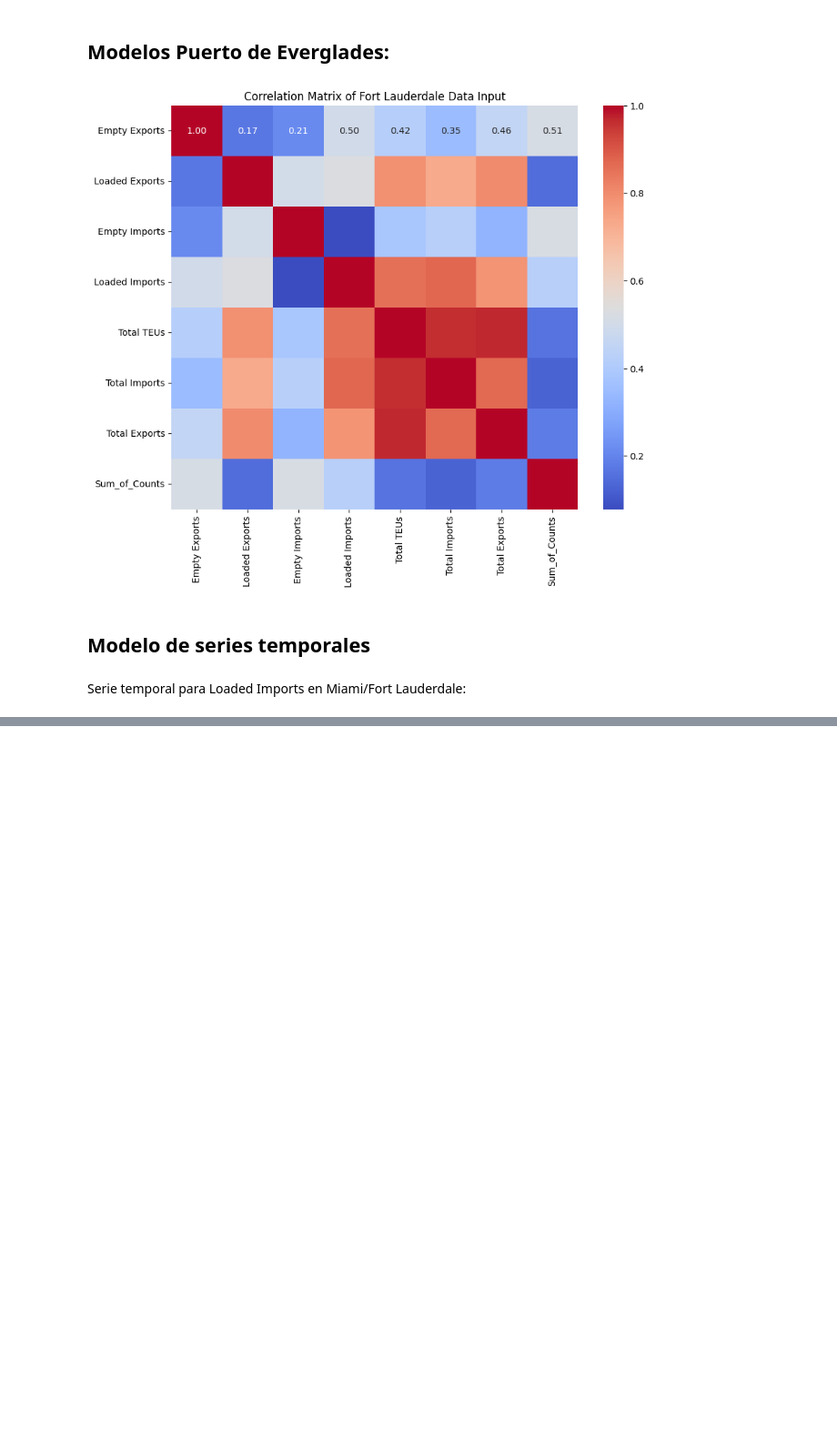
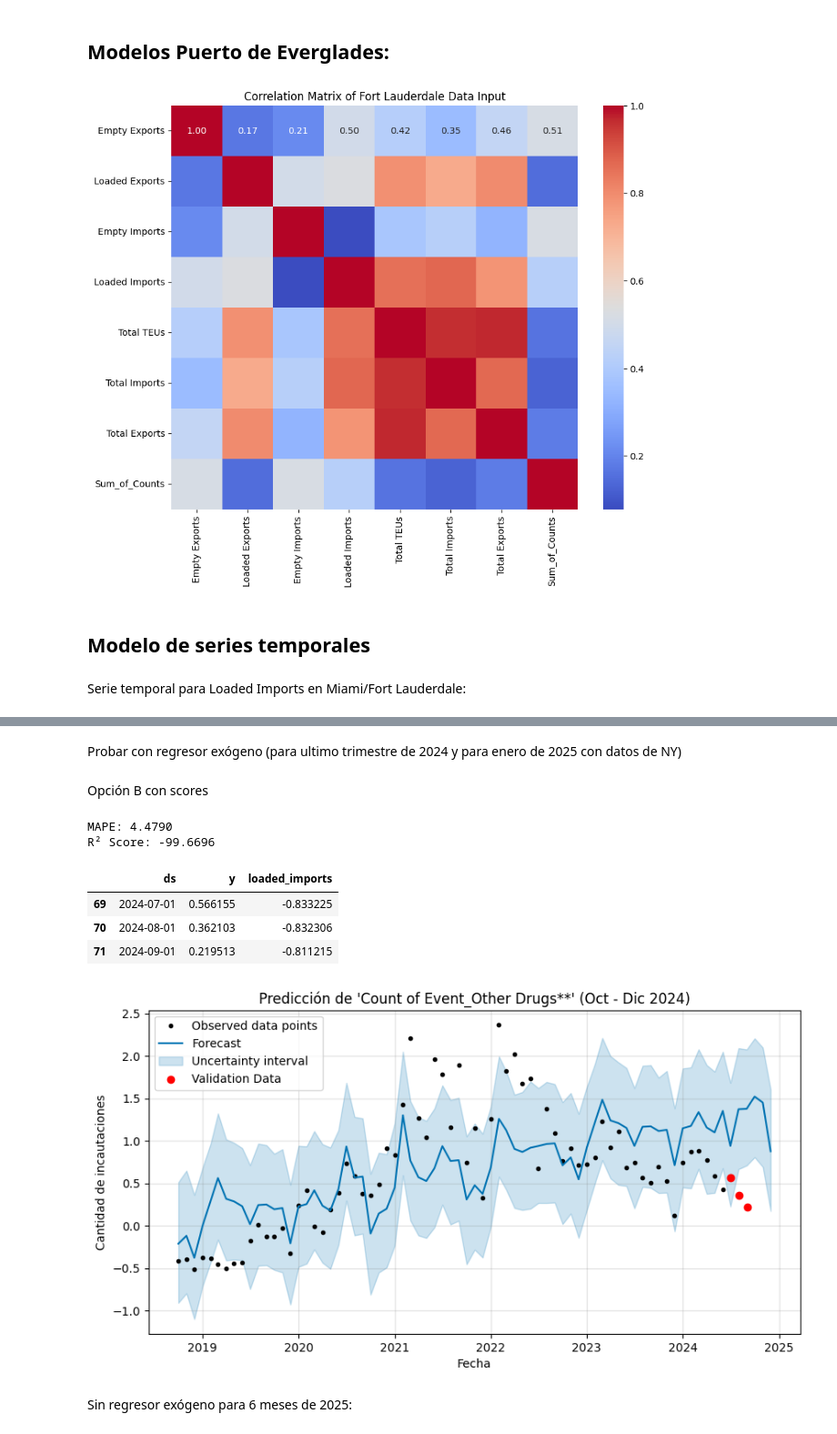
Before and after one commit to GonzaloLopezS/TFM_AFI_2025, a Jupyter notebook: AAA_code/modelos_prueba.ipynb, the cells around one changed output, grey strips where cells are left out. Shown at 91% size. Cells and saved outputs as stored; diff of their text form; code cells hidden in the pictures; blank space fills up the shorter version.

Commit message:
ultimos cambios codigo

```diff
--- a/AAA_code/modelos_prueba.ipynb
+++ b/AAA_code/modelos_prueba.ipynb
@@ -1103,0 +513,6 @@ plot
+# %%
+df_imports.rename(columns={
+    'Date': 'ds',
+    'Count of Event_Other Drugs**': 'y',  # This should be your target variable
+    'Loaded Imports': 'loaded_imports'
+}, inplace=True)
@@ -1103,0 +526,10 @@ plot
+# %%
+train = df_imports[df_imports['ds'] < '2024-06-30']
+validation = df_imports[(df_imports['ds'] >= '2024-06-30') & (df_imports['ds'] < '2024-09-30')]
+# validation = df_imports[df_imports['ds'] >= '2024-06-30']
+test = df_imports[df_imports['ds'] >= '2024-09-30']
+# %%
+# df_imports_train['cap'] = 0.5
+m = Prophet()
+m.add_regressor('loaded_imports')
+m.fit(train)
@@ -1103,0 +540,4 @@ plot
+# %% [markdown]
+Probar con regresor exógeno (para ultimo trimestre de 2024 y para enero de 2025 con datos de NY)
+# %% [markdown]
+Opción B con scores
@@ -1103,0 +550,42 @@ plot
+# %%
+# Evaluación del modelo
+y_true = validation['y'].values
+y_pred = forecast_validation['yhat'].values
+
+# Calcular MAPE y R²
+mape = mean_absolute_percentage_error(y_true, y_pred)
+r2 = r2_score(y_true, y_pred)
+
+print(f"MAPE: {mape:.4f}")
+print(f"R² Score: {r2:.4f}")
+# %% [output]
+MAPE: 4.4790
+R² Score: -99.6696
+# %%
+# Definir horizonte de predicción (primeros 6 meses de 2025)
+future = df_imports[(df_imports['ds'] > '2024-09-30') & (df_imports['ds'] <= '2024-12-31')][['ds', 'loaded_imports']]
+
+forecast = m.predict(future)
+# %%
+validation
+# %% [output]
+|  | ds | y | loaded_imports |
+| 69 | 2024-07-01 | 0.566155 | -0.833225 |
+| 70 | 2024-08-01 | 0.362103 | -0.832306 |
+| 71 | 2024-09-01 | 0.219513 | -0.811215 |
+# %%
+
+# Graficar resultados
+fig, ax = plt.subplots(figsize=(10, 5))
+model.plot(forecast, ax=ax)
+ax.scatter(validation['ds'], validation['y'], color='green', label='Validation Data')
+ax.scatter(test['ds'], test['y'], color='red', label='Prediction Data')
+plt.title("Predicción de 'Count of Event_Other Drugs**' (Oct - Dic 2024)")
+plt.xlabel("Fecha")
+plt.ylabel("Cantidad de incautaciones")
+plt.legend()
+plt.show()
+# %% [output]
+[figure, added]
+# %% [markdown]
+Sin regresor exógeno para 6 meses de 2025:
```
Also changed, not shown: parts of 53 cells of this notebook, 20 other files.
